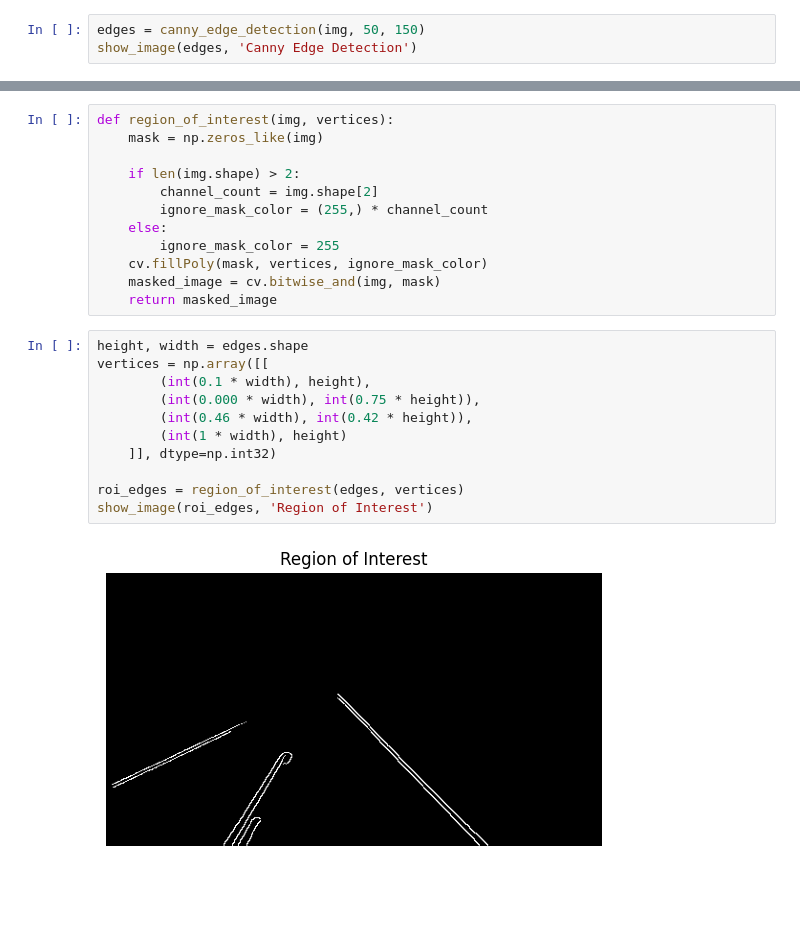
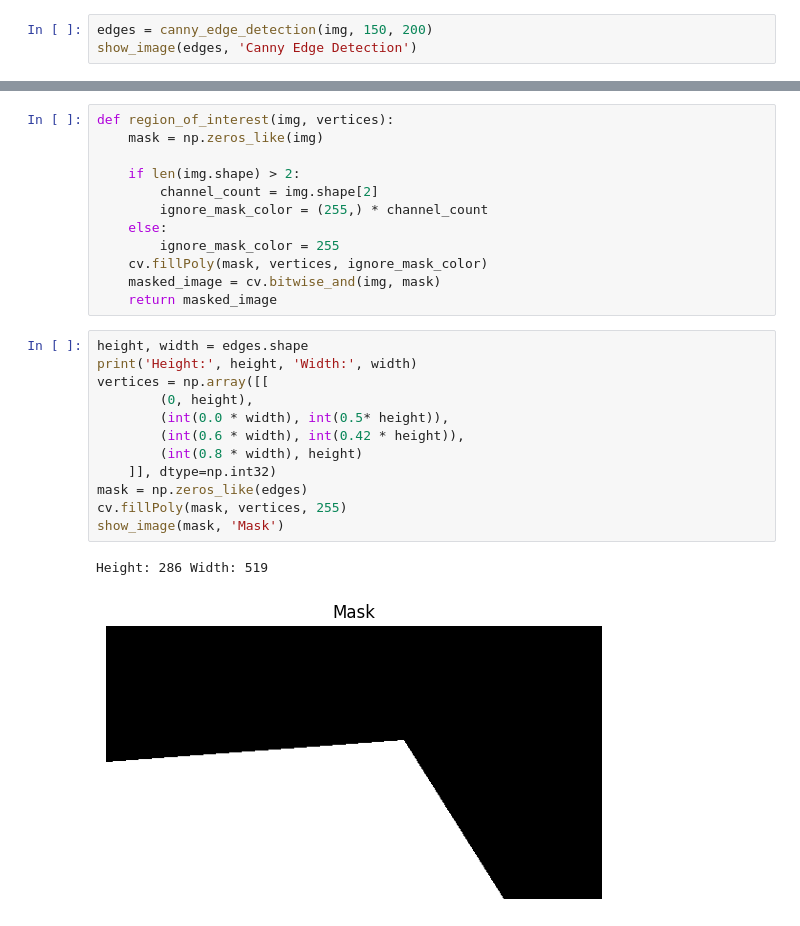
Before and after one commit to YoussefAboelwafa/Computer_Vision_Tasks, a Jupyter notebook: asg1/lane_detection.ipynb, the cells around one changed output, grey strips where cells are left out. Cells and saved outputs as stored; diff of their text form; blank space fills up the shorter version.

Commit message:
lane detection finsish

```diff
--- a/asg1/lane_detection.ipynb
+++ b/asg1/lane_detection.ipynb
@@ -37,6 +35,6 @@ show_image(img, 'Median Smoothing')
 def canny_edge_detection(img, low_threshold, high_threshold):
     return cv.Canny(img, low_threshold, high_threshold)
 # %%
-edges = canny_edge_detection(img, 50, 150)
+edges = canny_edge_detection(img, 150, 200)
 show_image(edges, 'Canny Edge Detection')
 # %% [output]
@@ -55,14 +53,16 @@ def region_of_interest(img, vertices):
     return masked_image
 # %%
 height, width = edges.shape
+print('Height:', height, 'Width:', width)
 vertices = np.array([[
-        (int(0.1 * width), height),
-        (int(0.000 * width), int(0.75 * height)),
-        (int(0.46 * width), int(0.42 * height)),
-        (int(1 * width), height)
+        (0, height),
+        (int(0.0 * width), int(0.5* height)),
+        (int(0.6 * width), int(0.42 * height)),
+        (int(0.8 * width), height)
     ]], dtype=np.int32)
-
-roi_edges = region_of_interest(edges, vertices)
-show_image(roi_edges, 'Region of Interest')
+mask = np.zeros_like(edges)
+cv.fillPoly(mask, vertices, 255)
+show_image(mask, 'Mask')
 # %% [output]
+Height: 286 Width: 519
-[figure, old version]
+[figure, new version]
```
Also changed, not shown: parts of 13 cells of this notebook.
